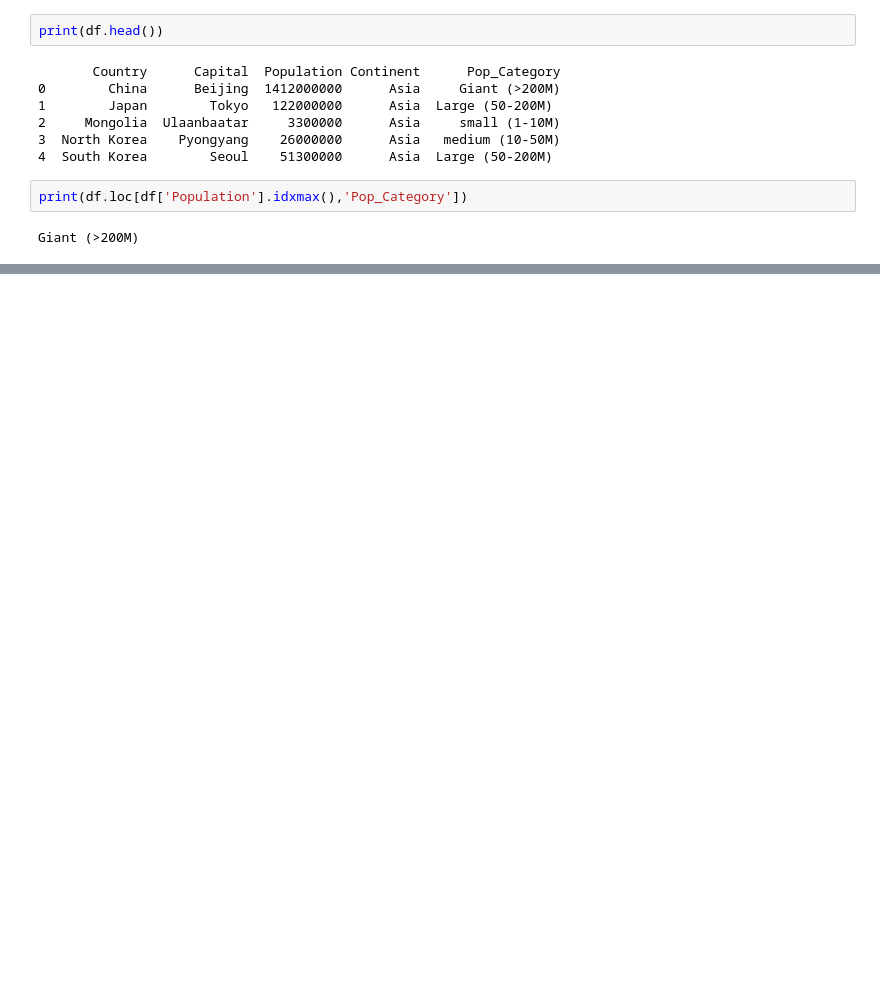
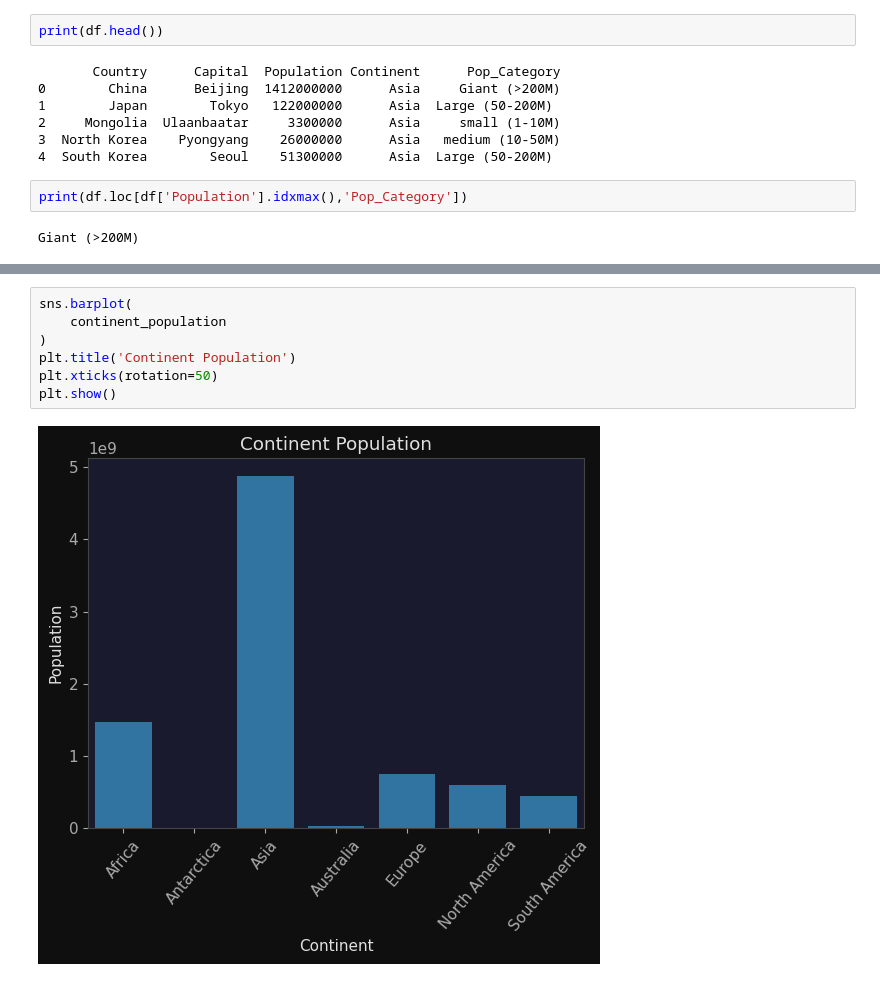
Before and after one commit to Rakesh73971/World_Countries_Population_EDA, a Jupyter notebook: main.ipynb, the cells around one changed output, grey strips where cells are left out. Cells and saved outputs as stored; diff of their text form; blank space fills up the shorter version.

```diff
--- a/main.ipynb
+++ b/main.ipynb
@@ -195,0 +223,9 @@ Giant (>200M)
+# %%
+sns.barplot(
+    continent_population
+)
+plt.title('Continent Population')
+plt.xticks(rotation=50)
+plt.show()
+# %% [output]
+[figure, added]
```
Also changed, not shown: parts of 10 cells of this notebook.
